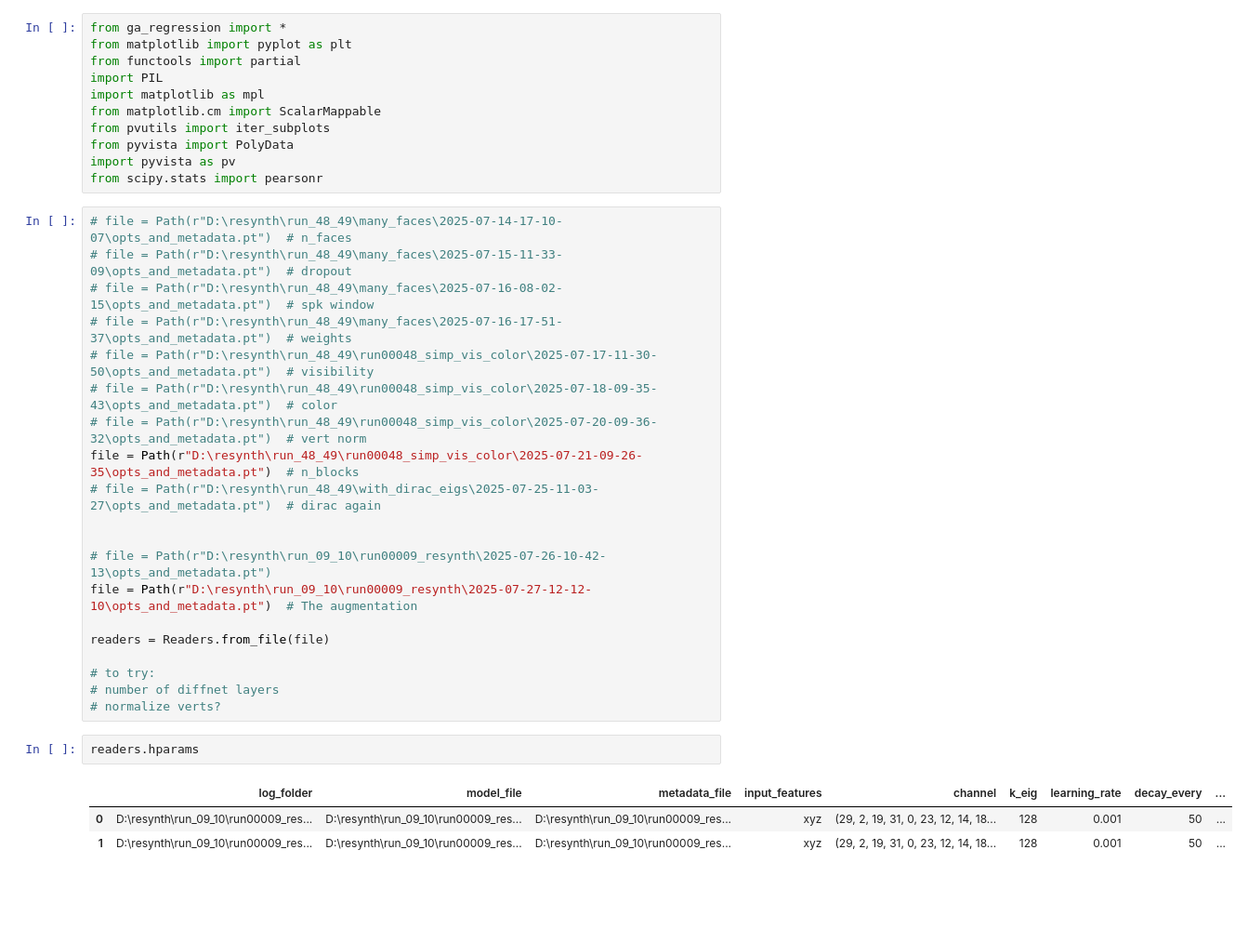
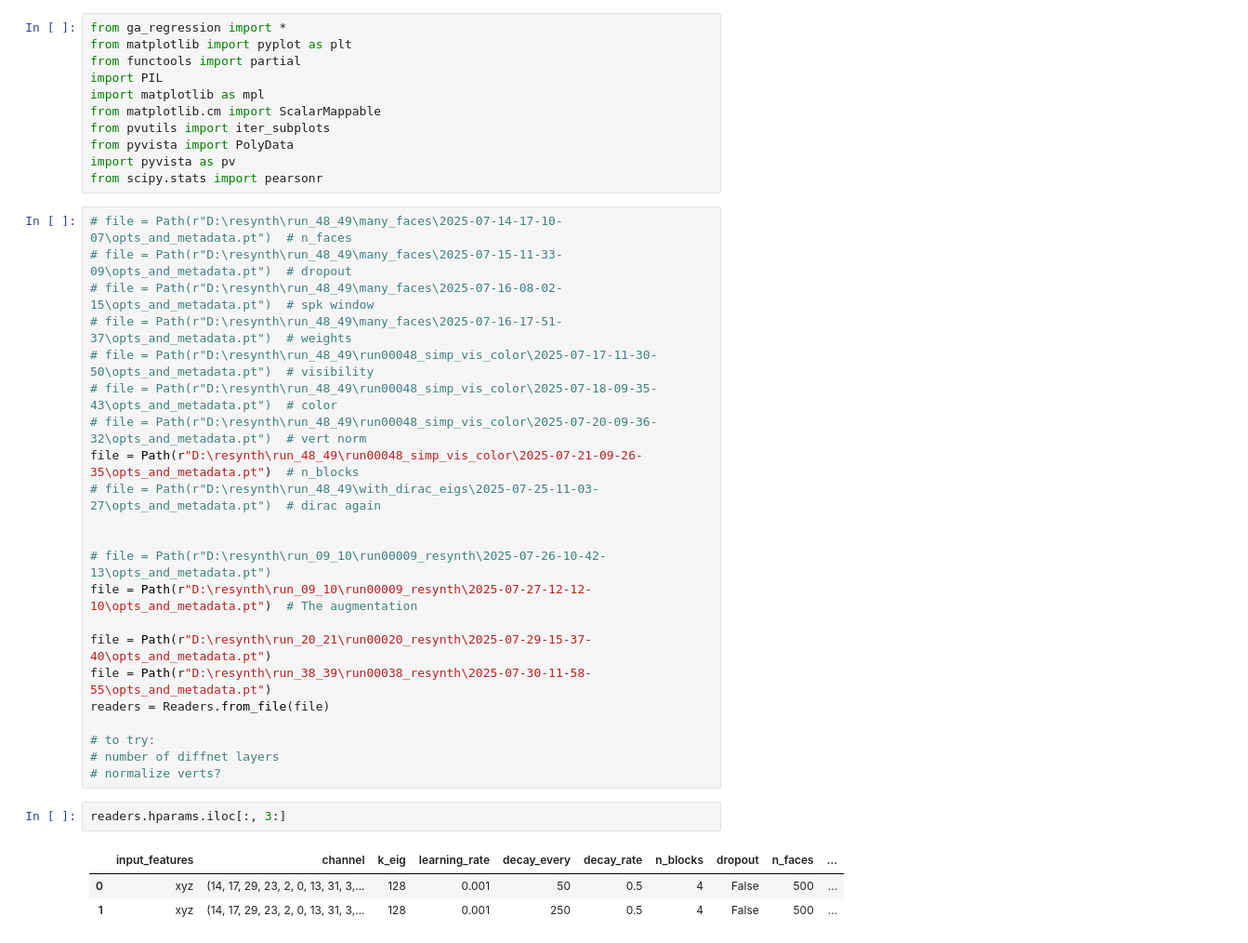
Before and after one commit to darikg/diffusion-net, a Jupyter notebook: experiments/regression_0/compare_stuff.ipynb, the cells around one changed output. Shown at 93% size. Drawn from its saved outputs; the diff is of its cells as text; blank space fills up the shorter version.

```diff
--- a/experiments/regression_0/compare_stuff.ipynb
+++ b/experiments/regression_0/compare_stuff.ipynb
@@ -24,15 +24,17 @@ file = Path(r"D:\resynth\run_48_49\run00048_simp_vis_color\2025-07-21-09-26-35\o
 # file = Path(r"D:\resynth\run_09_10\run00009_resynth\2025-07-26-10-42-13\opts_and_metadata.pt")
 file = Path(r"D:\resynth\run_09_10\run00009_resynth\2025-07-27-12-12-10\opts_and_metadata.pt")  # The augmentation
 
+file = Path(r"D:\resynth\run_20_21\run00020_resynth\2025-07-29-15-37-40\opts_and_metadata.pt")
+file = Path(r"D:\resynth\run_38_39\run00038_resynth\2025-07-30-11-58-55\opts_and_metadata.pt")
 readers = Readers.from_file(file)
 
 # to try:
 # number of diffnet layers
 # normalize verts?
 # %%
-readers.hparams
+readers.hparams.iloc[:, 3:]
 # %% [output]
-|  | log_folder | model_file | metadata_file | input_features | channel | k_eig | learning_rate | decay_every | ... |
-| 0 | D:\resynth\run_09_10\run00009_res... | D:\resynth\run_09_10\run00009_res... | D:\resynth\run_09_10\run00009_res... | xyz | (29, 2, 19, 31, 0, 23, 12, 14, 18... | 128 | 0.001 | 50 | ... |
-| 1 | D:\resynth\run_09_10\run00009_res... | D:\resynth\run_09_10\run00009_res... | D:\resynth\run_09_10\run00009_res... | xyz | (29, 2, 19, 31, 0, 23, 12, 14, 18... | 128 | 0.001 | 50 | ... |
+|  | input_features | channel | k_eig | learning_rate | decay_every | decay_rate | n_blocks | dropout | n_faces | ... |
+| 0 | xyz | (14, 17, 29, 23, 2, 0, 13, 31, 3,... | 128 | 0.001 | 50 | 0.5 | 4 | False | 500 | ... |
+| 1 | xyz | (14, 17, 29, 23, 2, 0, 13, 31, 3,... | 128 | 0.001 | 250 | 0.5 | 4 | False | 500 | ... |
 # %%
```
Also changed, not shown: parts of 14 cells of this notebook, 2 other files.
